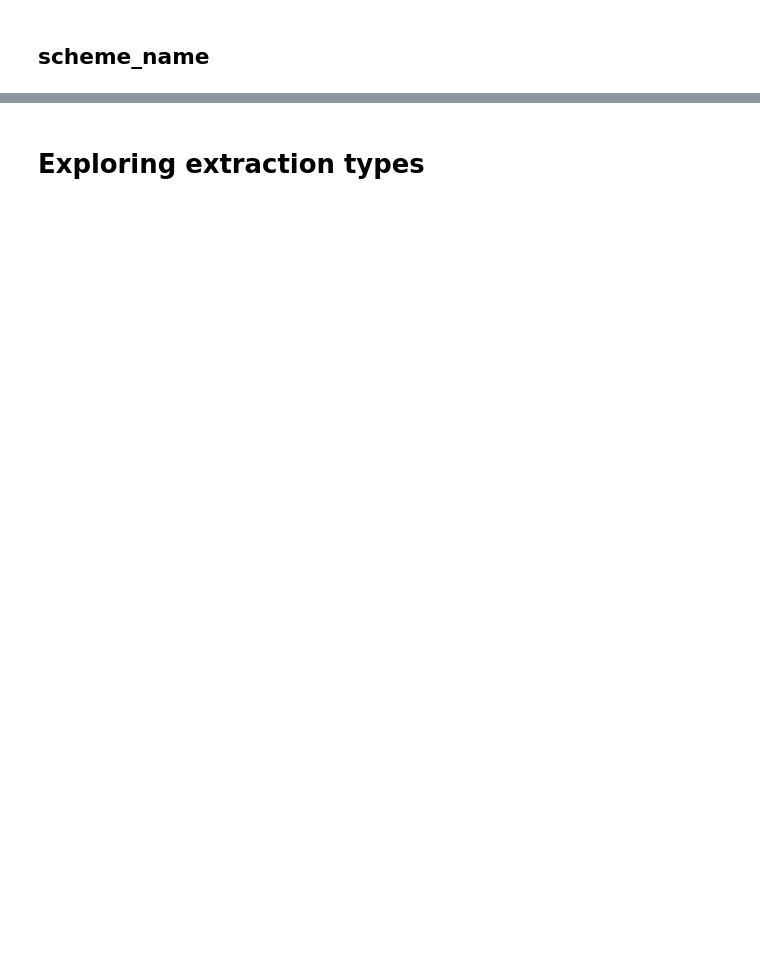
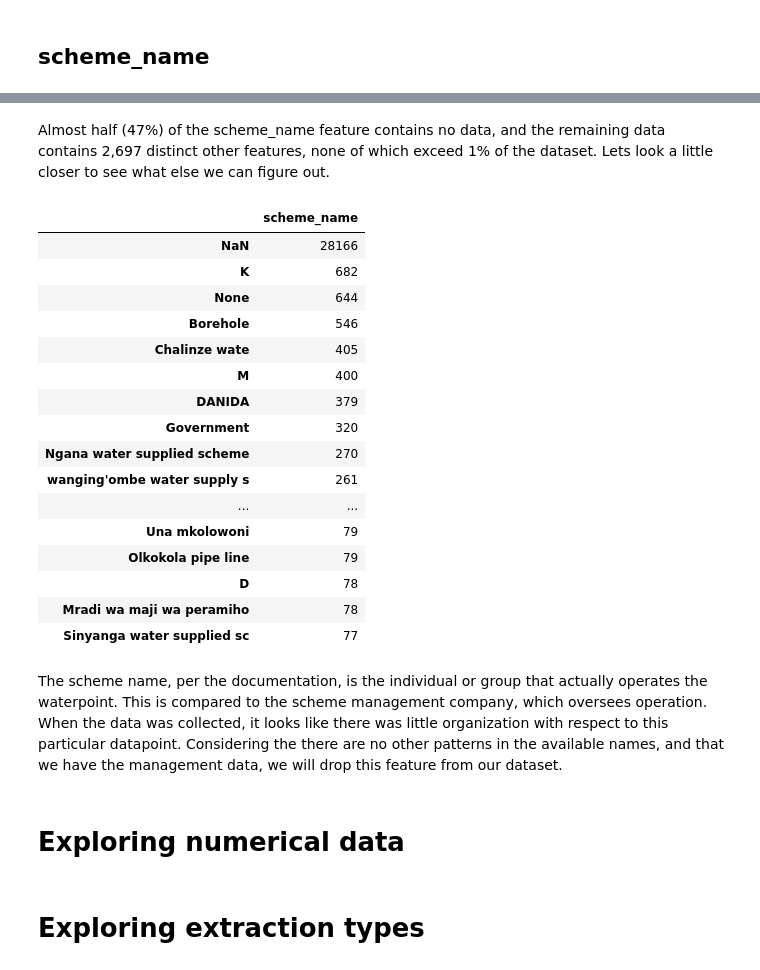
Before and after one commit to brtracy/phase_3_project, a Jupyter notebook: EDA.ipynb, the cells around one changed output, grey strips where cells are left out. Drawn from its saved outputs; the diff is of its cells as text; code cells hidden in the pictures; blank space fills up the shorter version.

```diff
--- a/EDA.ipynb
+++ b/EDA.ipynb
@@ -204,2 +273,5 @@ raw_df['permit']
+# %%
+raw_df['funder'].fillna(value='Other', inplace=True)
+raw_df['installer'].fillna(value='Other', inplace=True)
 # %% [markdown]
 ## scheme_management
@@ -205,0 +293,6 @@ raw_df['permit']
+# %%
+raw_df.at[23603, 'scheme_management'] = 'Other'
+# %%
+scheme_management_list = pd.DataFrame(raw_df.scheme_management.value_counts(normalize=True))
+scheme_management_list
+# scheme_management_list['probabilities'] = scheme_management_list.scheme_management.astype('float64')
@@ -205,0 +312,5 @@ raw_df['permit']
+# %%
+raw_df['scheme_management'] = raw_df['scheme_management'].fillna(
+    pd.Series(np.random.choice(list(scheme_management_list.index),
+                               p=list(scheme_management_list.scheme_management),
+                               size=len(raw_df))))
@@ -207,0 +349,25 @@ raw_df['permit']
+# %% [markdown]
+Almost half (47%) of the scheme_name feature contains no data, and the remaining data contains 2,697 distinct other features, none of which exceed 1% of the dataset. Lets look a little closer to see what else we can figure out.
+# %%
+scheme_name = pd.DataFrame(raw_df.scheme_name.value_counts(dropna=False))
+scheme_name[scheme_name.scheme_name > 75]
+# %% [output]
+|  | scheme_name |
+| NaN | 28166 |
+| K | 682 |
+| None | 644 |
+| Borehole | 546 |
+| Chalinze wate | 405 |
+| M | 400 |
+| DANIDA | 379 |
+| Government | 320 |
+| Ngana water supplied scheme | 270 |
+| wanging'ombe water supply s | 261 |
+| ... | ... |
+| Una mkolowoni | 79 |
+| Olkokola pipe line | 79 |
+| D | 78 |
+| Mradi wa maji wa peramiho | 78 |
+| Sinyanga water supplied sc | 77 |
+# %% [markdown]
+The scheme name, per the documentation, is the individual or group that actually operates the waterpoint. This is compared to the scheme management company, which oversees operation. When the data was collected, it looks like there was little organization with respect to this particular datapoint. Considering the there are no other patterns in the available names, and that we have the management data, we will drop this feature from our dataset.
@@ -208,3 +376,5 @@ raw_df['permit']
+# %% [markdown]
+# Exploring numerical data
 # %% [markdown]
 # Exploring extraction types
 # %%
```
Also changed, not shown: parts of 39 cells of this notebook.
